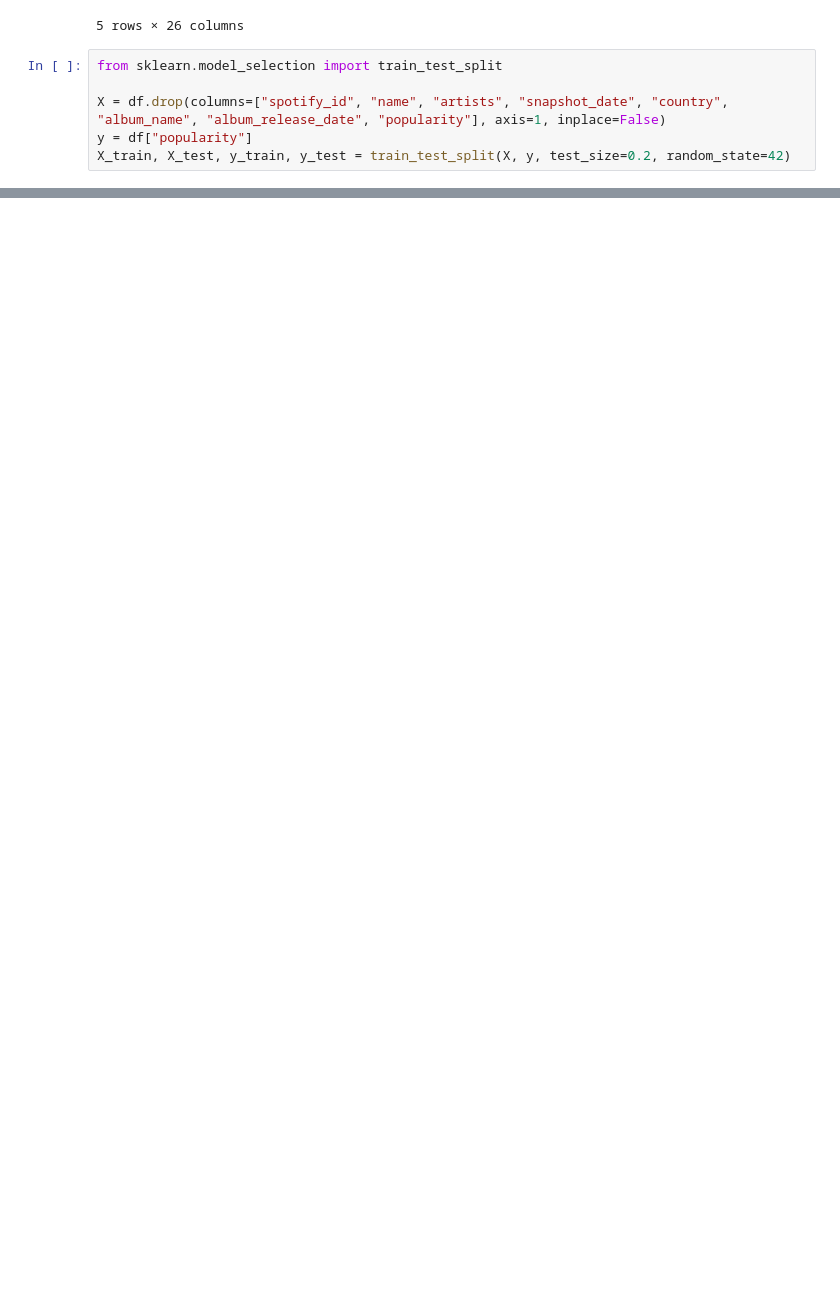
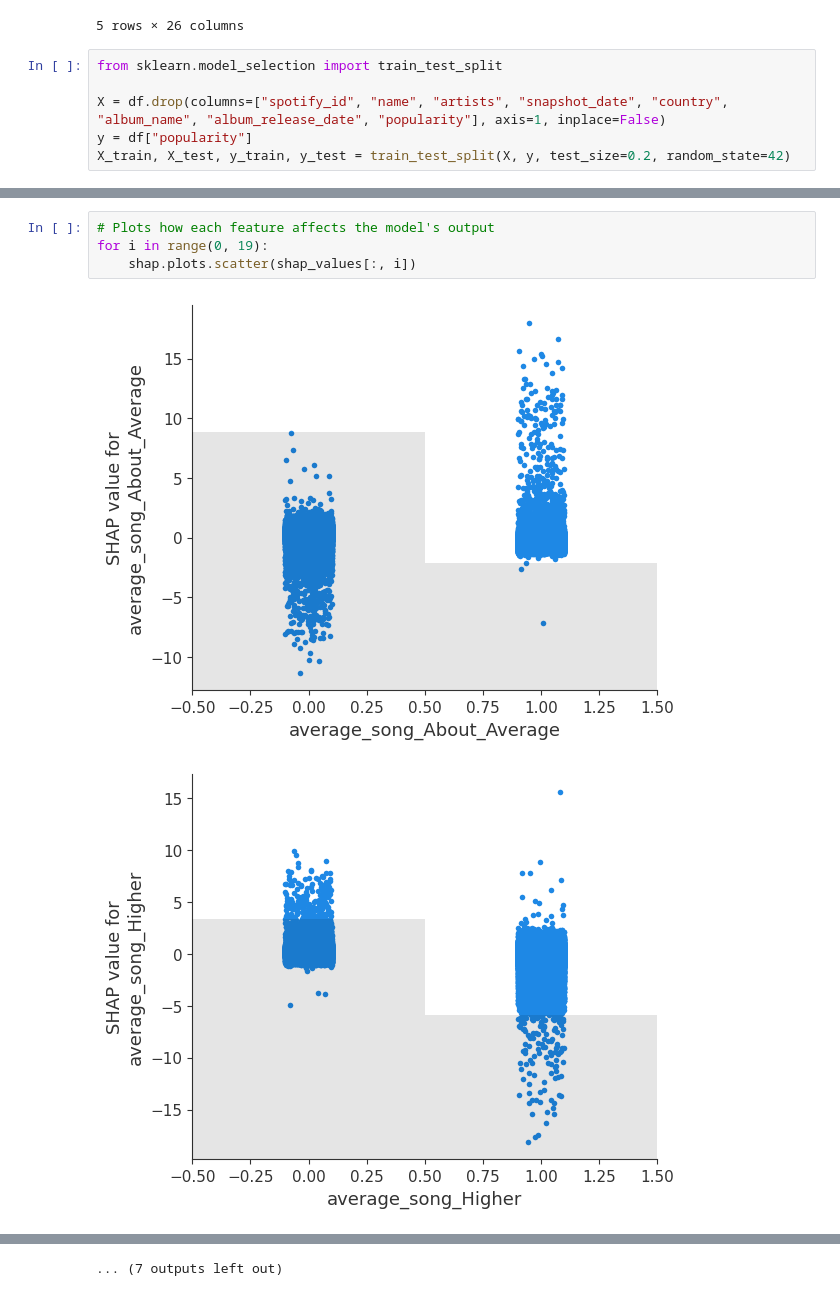
Before and after one commit to nrcase/CSC522-Project, a Jupyter notebook: models/RR_SHAP.ipynb, the cells around one changed output, grey strips where cells are left out. Cells and saved outputs as stored; diff of their text form; blank space fills up the shorter version.

```diff
--- a/models/RR_SHAP.ipynb
+++ b/models/RR_SHAP.ipynb
@@ -79,0 +86,7 @@ shap.plots.waterfall(shap_values[0], max_display=50)
+# %%
+# Plots how each feature affects the model's output
+for i in range(0, 19):
+    shap.plots.scatter(shap_values[:, i])
+# %% [output]
+[figure, added]
+[figure, added]
@@ -79,0 +103 @@ shap.plots.waterfall(shap_values[0], max_display=50)
+... (7 outputs left out)
```
Also changed, not shown: parts of 6 cells of this notebook, 3 other files.
